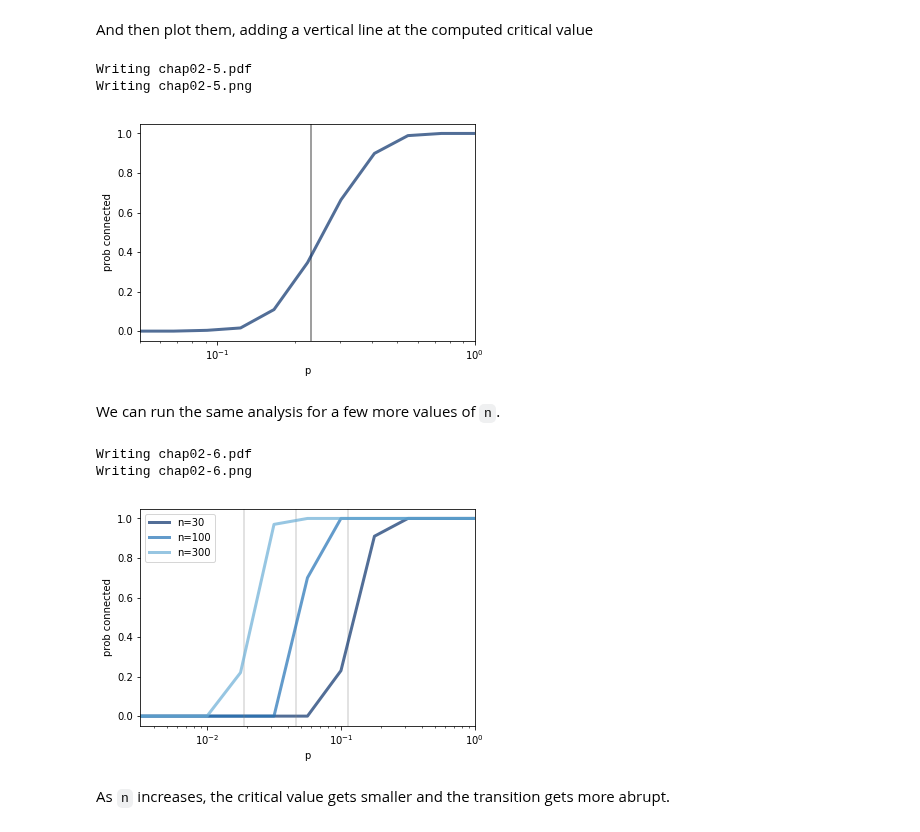
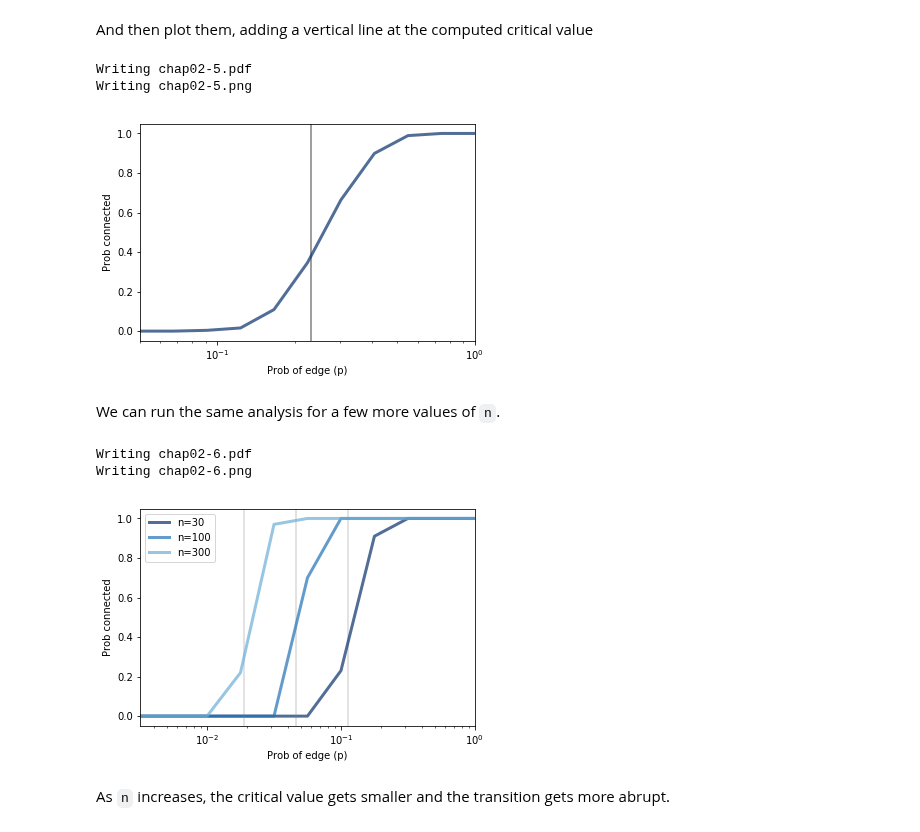
Before and after one commit to AllenDowney/ThinkComplexity2, a Jupyter notebook: code/chap02soln.ipynb, the cells around one changed output. Cells and saved outputs as stored; diff of their text form; code cells hidden in the pictures.

```diff
--- a/code/chap02soln.ipynb
+++ b/code/chap02soln.ipynb
@@ -439,15 +439,16 @@ And then plot them, adding a vertical line at the computed critical value
 # %%
 import thinkplot
 
 plt.axvline(pstar, color='gray')
 thinkplot.plot(ps, ys)
-thinkplot.config(xlabel='p', ylabel='prob connected',
+thinkplot.config(xlabel='Prob of edge (p)',
+                 ylabel='Prob connected',
                  xscale='log', xlim=[ps[0], ps[-1]])
 thinkplot.save('chap02-5', clf=False)
 # %% [output]
 Writing chap02-5.pdf
 Writing chap02-5.png
-[figure, old version]
+[figure, new version]
 # %% [markdown]
 We can run the same analysis for a few more values of `n`.
 # %%
@@ -462,14 +463,15 @@ for n in ns:
     ys = [prob_connected(n, p) for p in ps]
     thinkplot.plot(ps, ys, label='n=%d' % n)
 
-thinkplot.config(xlabel='p', ylabel='prob connected',
+thinkplot.config(xlabel='Prob of edge (p)',
+                 ylabel='Prob connected',
                  xscale='log', xlim=[ps[0], ps[-1]],
                  loc='upper left')
 thinkplot.save('chap02-6', clf=False)
 # %% [output]
 Writing chap02-6.pdf
 Writing chap02-6.png
-[figure, old version]
+[figure, new version]
 # %% [markdown]
 As `n` increases, the critical value gets smaller and the transition gets more abrupt.
 # %% [markdown]
```
Also changed, not shown: parts of 3 cells of this notebook, 5 other files.
